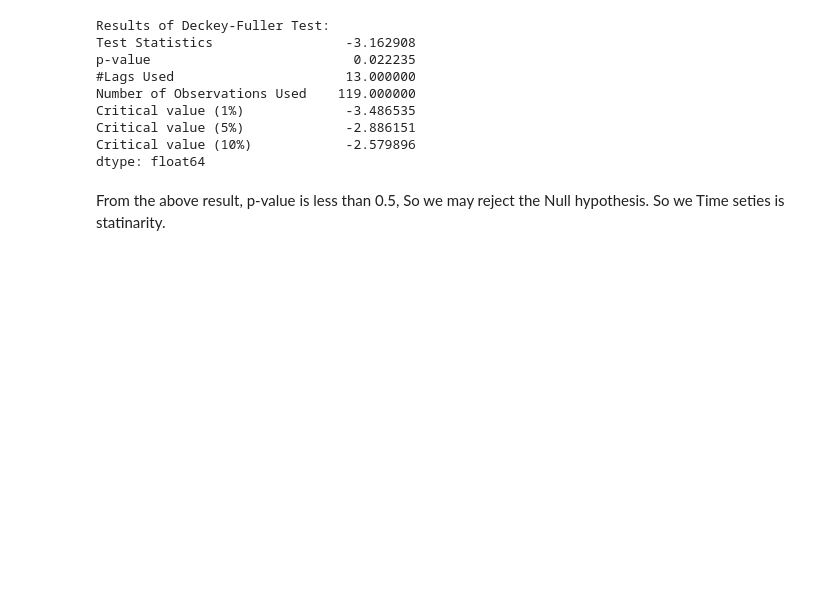
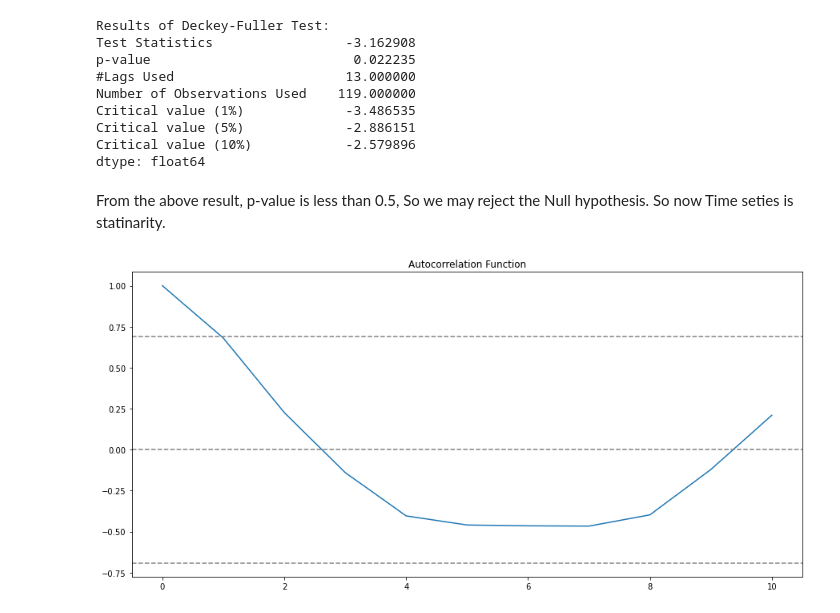
Before and after one commit to mrazzaqe/Machine-Learing, a Jupyter notebook: timeseriesanalysis.ipynb, the cells around one changed output. Drawn from its saved outputs; the diff is of its cells as text; code cells hidden in the pictures; blank space fills up the shorter version.

```diff
--- a/timeseriesanalysis.ipynb
+++ b/timeseriesanalysis.ipynb
@@ -245,5 +239,15 @@ Critical value (5%)             -2.886151
 Critical value (10%)            -2.579896
 dtype: float64
 # %% [markdown]
-From the above result, p-value is less than 0.5, So we may reject the Null hypothesis. So we Time seties is
-statinarity.
+From the above result, p-value is less than 0.5, So we may reject the Null hypothesis. So now  Time seties is statinarity.
+# %%
+#Check the plot of ACF
+plt.plot(np.arange(0,11),acf(ts_log_mv_diff, nlags=10))
+plt.axhline(y=0, linestyle='--', color='gray')
+plt.axhline(y=-7.96/np.sqrt(len(ts_log_mv_diff)),linestyle='--',color='gray')
+plt.axhline(y=7.96/np.sqrt(len(ts_log_mv_diff)),linestyle='--', color='gray')
+plt.title("Autocorrelation Function")
+
+plt.show()
+# %% [output]
+[figure, added]
```
Also changed, not shown: parts of 5 cells of this notebook, 5 other files.
